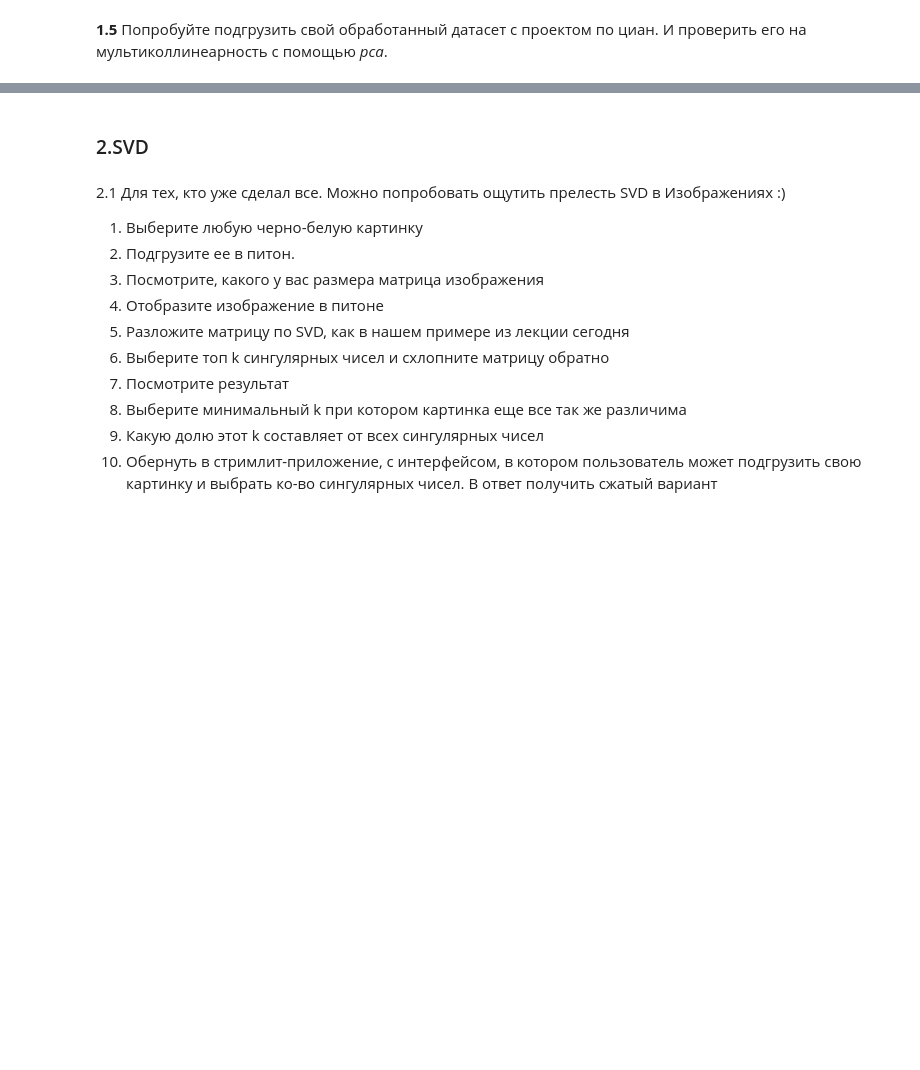
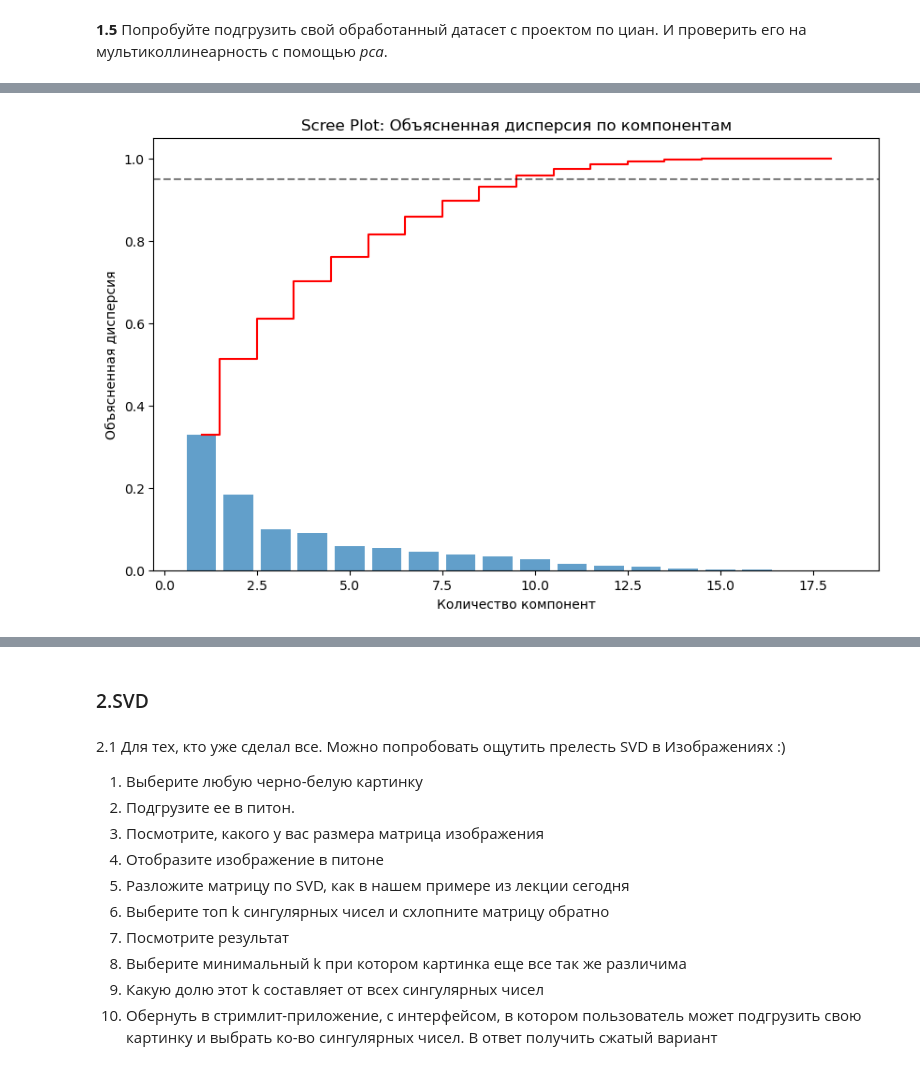
Before and after one commit to S2pacAV/05-math, a Jupyter notebook: 05-02-task.ipynb, the cells around one changed output, grey strips where cells are left out. Drawn from its saved outputs; the diff is of its cells as text; code cells hidden in the pictures; blank space fills up the shorter version.

```diff
--- a/05-02-task.ipynb
+++ b/05-02-task.ipynb
@@ -41,2 +110,82 @@ __1.4.__ Удовлетворителен ли результат?
 # %% [markdown]
 __1.5__ Попробуйте подгрузить свой обработанный датасет с проектом по циан. И проверить его на мультиколлинеарность с помощью _pca_.
+# %%
+import pandas as pd
+import numpy as np
+import matplotlib.pyplot as plt
+import seaborn as sns
+from sklearn.preprocessing import StandardScaler
+from sklearn.decomposition import PCA
+
+# Загружаем датасет
+df = pd.read_csv('SOLYaNKA.csv')
+
+# Выведем информацию о датасете
+print("Размер датасета:", df.shape)
+print("\nПервые 5 строк датасета:")
+print(df.head())
+
+# Выбираем только числовые колонки для анализа
+numeric_columns = df.select_dtypes(include=['int64', 'float64']).columns
+X = df[numeric_columns]
+
+print("\nЧисловые колонки для анализа:", list(numeric_columns))
+
+# Стандартизируем данные (важно для PCA)
+scaler = StandardScaler()
+X_scaled = scaler.fit_transform(X)
+
+# Применяем PCA
+pca = PCA()
+X_pca = pca.fit_transform(X_scaled)
+
+# Анализ объясненной дисперсии
+explained_variance = pca.explained_variance_ratio_
+cumulative_variance = np.cumsum(explained_variance)
+
+# Выводим объясненную дисперсию каждой компоненты
+print("\nОбъясненная дисперсия по компонентам:")
+for i, var in enumerate(explained_variance[:10]):  # Показываем первые 10 компонент
+    print(f"PC{i+1}: {var:.4f} ({cumulative_variance[i]:.4f} накопленной)")
+
+# Визуализация объясненной дисперсии
+plt.figure(figsize=(10, 6))
+plt.bar(range(1, len(explained_variance) + 1), explained_variance, alpha=0.7)
+plt.step(range(1, len(explained_variance) + 1), cumulative_variance, where='mid', color='red')
+plt.axhline(y=0.95, color='k', linestyle='--', alpha=0.5)
+plt.xlabel('Количество компонент')
+plt.ylabel('Объясненная дисперсия')
+plt.title('Scree Plot: Объясненная дисперсия по компонентам')
+plt.show()
+
+# Анализ мультиколлинеарности через нагрузки компонент
+components = pd.DataFrame(pca.components_, columns=numeric_columns)
+
+# Тепловая карта нагрузок компонент
+plt.figure(figsize=(12, 8))
+sns.heatmap(components.iloc[:5], annot=True, cmap='coolwarm', fmt=".2f")
+plt.title('Нагрузки первых 5 компонент PCA')
+plt.xlabel('Признаки')
+plt.ylabel('Главные компоненты')
+plt.show()
+
+# Корреляционная матрица
+corr_matrix = df[numeric_columns].corr()
+plt.figure(figsize=(12, 10))
+mask = np.triu(np.ones_like(corr_matrix, dtype=bool))
+sns.heatmap(corr_matrix, annot=False, mask=mask, cmap='coolwarm',
+            vmax=1, vmin=-1, center=0, square=True, linewidths=.5)
+plt.title('Корреляционная матрица')
+plt.show()
+
+# Выводим пары признаков с высокой корреляцией (>0.7)
+high_corr = []
+for i in range(len(corr_matrix.columns)):
+    for j in range(i+1, len(corr_matrix.columns)):
+        if abs(corr_matrix.iloc[i, j]) > 0.7:
+            high_corr.append((corr_matrix.columns[i], corr_matrix.columns[j], corr_matrix.iloc[i, j]))
+
+print("\nПризнаки с высокой корреляцией (>0.7):")
+for feat1, feat2, corr in high_corr:
+    print(f"{feat1} и {feat2}: {corr:.4f}")
+# %% [output]
@@ -42,0 +209 @@ __1.5__ Попробуйте подгрузить свой обработанн
+[figure, added]
```
Also changed, not shown: parts of 33 cells of this notebook, 4 other files.
